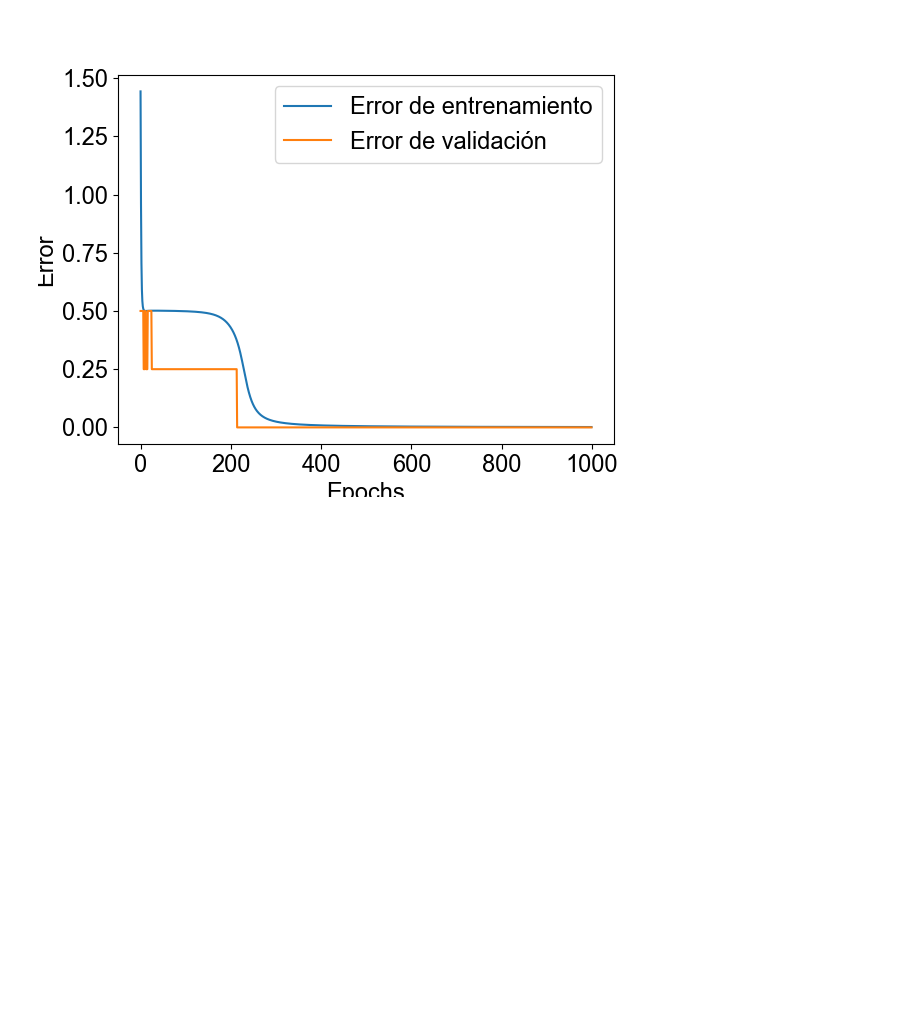
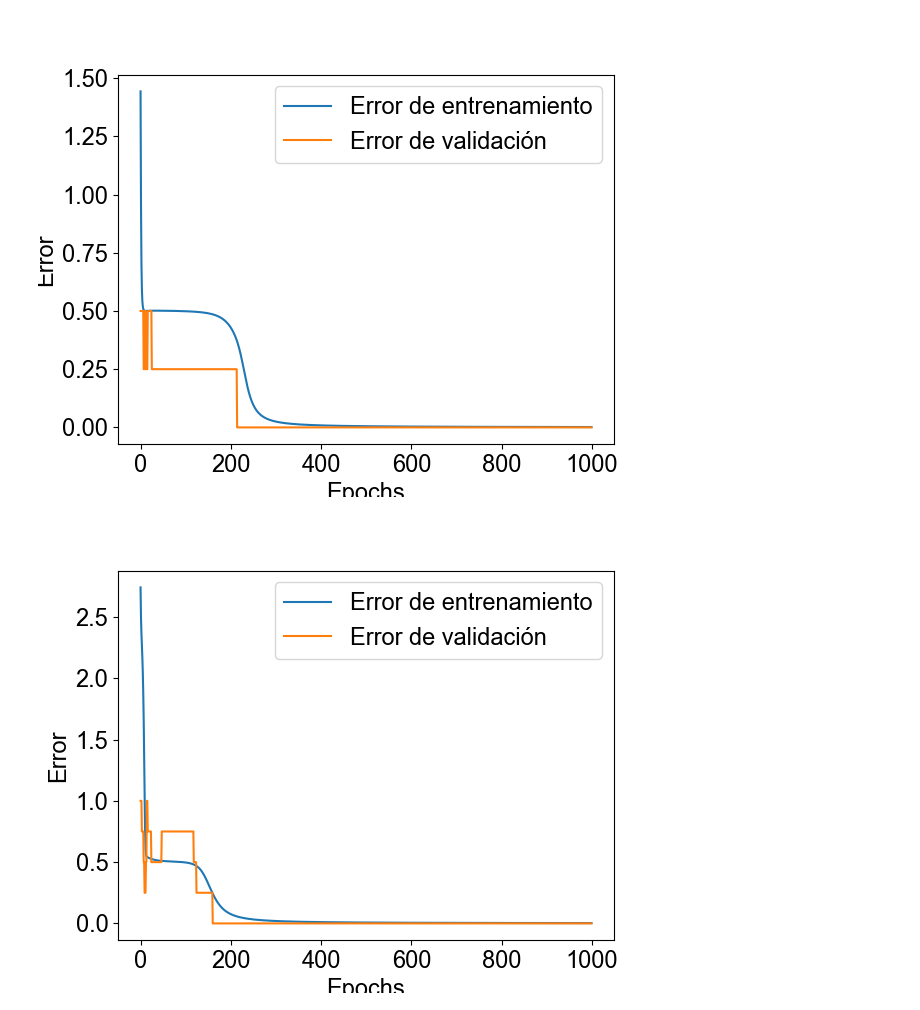
Before and after one commit to Lupama2/RedesNeuronales, a Jupyter notebook: Practicas/practica_4/practica_4_ej_1.ipynb, the cells around one changed output. Saved outputs shown, nothing was run; the diff lists cells and outputs as text; code cells hidden in the pictures; blank space fills up the shorter version.

Commit message:
Agrego entrenamiento de la red B

```diff
--- a/Practicas/practica_4/practica_4_ej_1.ipynb
+++ b/Practicas/practica_4/practica_4_ej_1.ipynb
@@ -94,7 +94,11 @@ def g_prima(h_vec):
 # %%
 np.random.seed(1)
 w_ini_max = 1
-red_A = {"input":2, "hidden":2, "output":1, "pesos":[np.random.rand(3,2)*w_ini_max, np.random.rand(3,1)*w_ini_max]}
+
+red_A = {"name": "A", "input":2, "hidden":2, "output":1, "pesos":[np.random.rand(3,2)*w_ini_max, np.random.rand(3,1)*w_ini_max]}
+red_B = {"name": "B" , "input":2, "hidden":2, "output":1, "pesos":[np.random.rand(3,3)*w_ini_max, np.random.rand(4,1)*w_ini_max]}
+
+#Para modelar la neurona B, agrego en la capa oculta 2 neuronas que van a ser una copia directa de las neuronas previas correspondientes. Esto tengo que modificarlo a mano luego
 # %% [markdown]
 ### Back-propagation
 # %%
@@ -124,8 +128,13 @@ def back_propagation(x_data, y_data, red, eta):
         delta_1 = np.concatenate([g_prima(h_1),np.array([1])])*np.dot(w_2, delta_2) #3x1
 
         #Actualizo pesos
-        w_1 += eta * np.outer(V_0, delta_1[:2]) #3x2
+        w_1 += eta * np.outer(V_0, delta_1[:-1]) #3x2
         w_2 += eta * np.outer(V_1, delta_2)
+        if red["name"] == "B":
+            #Tengo que fijar algunos elementos de los pesos para que no varíen
+            w_1[0,0] = 1; w_1[0,2] = 0
+            w_1[1,0] = 0; w_1[1,2] = 1
+            w_1[2,0] = 0; w_1[2,2] = 0
 
         red["pesos"] = [w_1, w_2]
 
@@ -156,6 +165,8 @@ eta = 0.1
 model_A = aprendizaje(x_data, y_data, red_A, eta, epochs = 1000)
 
 #Entreno red B
+eta = 0.1
+model_B = aprendizaje(x_data, y_data, red_B, eta, epochs = 1000)
 # %%
 #Grafico
 
@@ -168,3 +179,13 @@ ax.legend()
 plt.show()
 # %% [output]
 [figure]
+# %%
+fig, ax = plt.subplots()
+ax.plot(model_B[1], label = "Error de entrenamiento")
+ax.plot(model_B[2], label = "Error de validación")
+ax.set_xlabel("Epochs")
+ax.set_ylabel("Error")
+ax.legend()
+plt.show()
+# %% [output]
+[figure, added]
```
